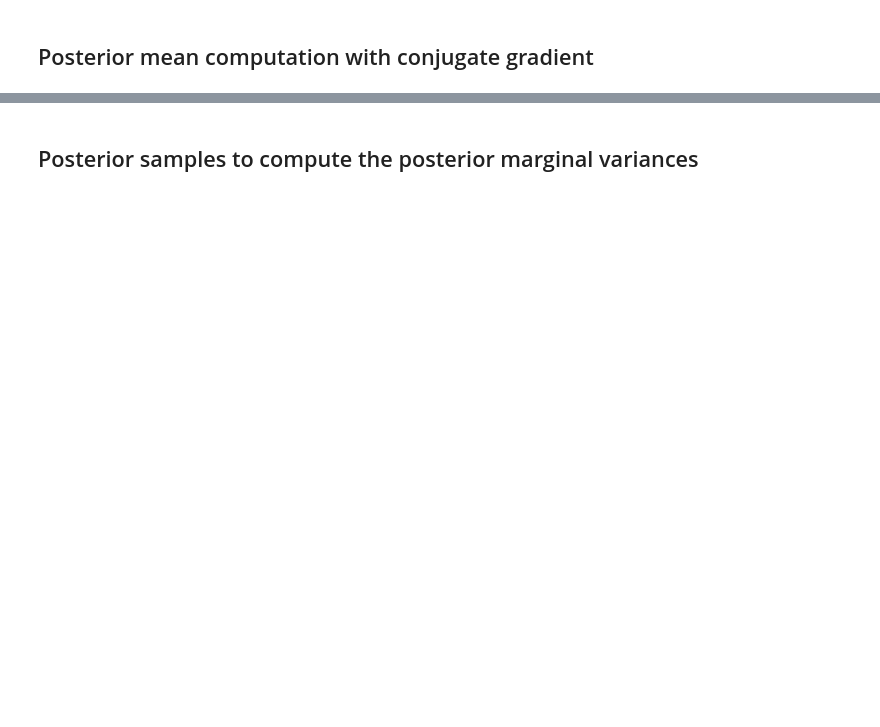
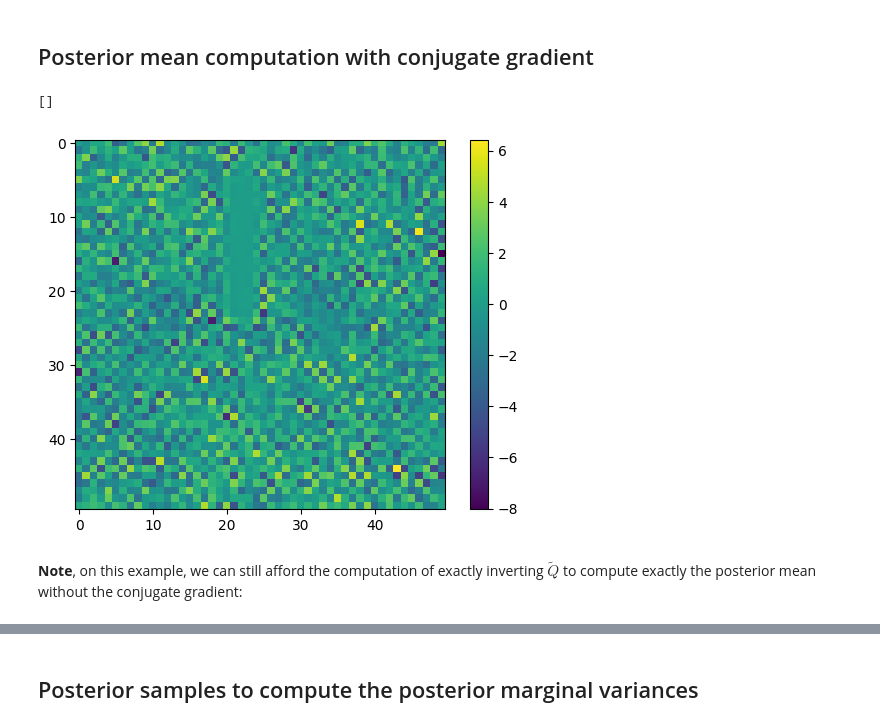
Before and after one commit to HGangloff/dgmrf, a Jupyter notebook: notebooks/graph_dgmrf_lattice.ipynb, the cells around one changed output, grey strips where cells are left out. Saved outputs shown, nothing was run; the diff lists cells and outputs as text; code cells hidden in the pictures; blank space fills up the shorter version.

```diff
--- a/notebooks/graph_dgmrf_lattice.ipynb
+++ b/notebooks/graph_dgmrf_lattice.ipynb
@@ -168,0 +193,10 @@ dgmrf = eqx.combine(params_final["dgmrf"], static["dgmrf"])
+# %%
+z = dgmrf(y)
+plt.imshow(z.reshape((H, W)))
+plt.colorbar()
+plt.plot()
+# %% [output]
+[]
+[figure, added]
+# %% [markdown]
+**Note**, on this example, we can still afford the computation of exactly inverting $\tilde{Q}$ to compute exactly the posterior mean without the conjugate gradient:
```
Also changed, not shown: parts of 25 cells of this notebook, 2 other files.
